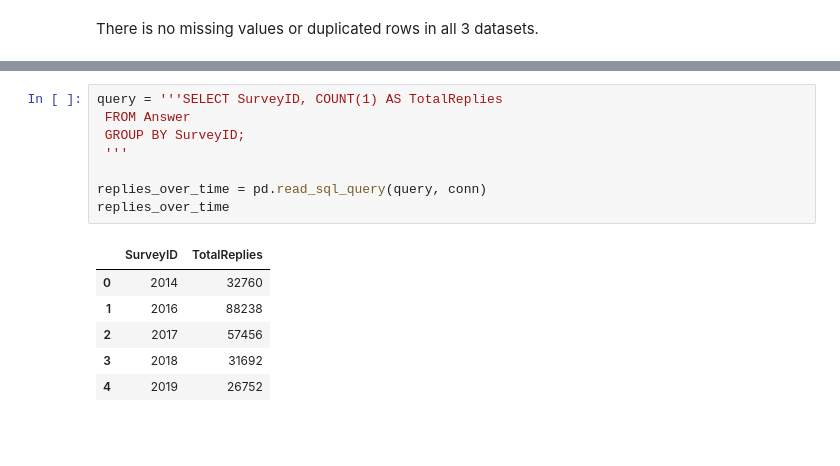
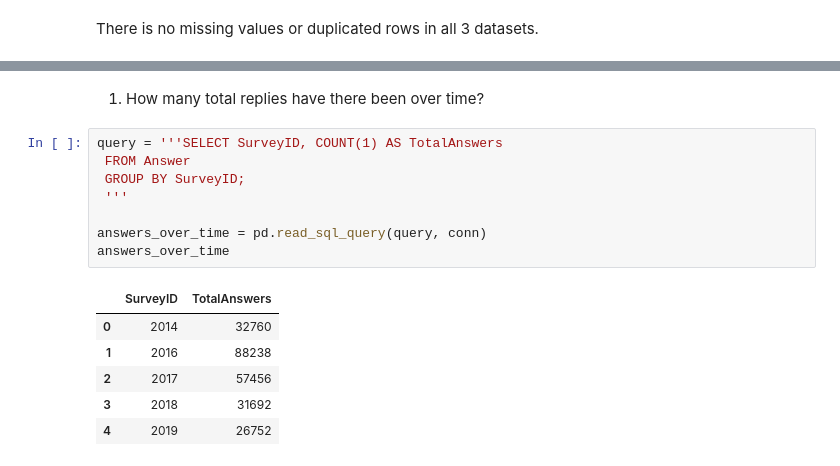
Before and after one commit to CelineChiLamNg/tech_mental_health, a Jupyter notebook: mental_health_tech.ipynb, the cells around one changed output, grey strips where cells are left out. Saved outputs shown, nothing was run; the diff lists cells and outputs as text; blank space fills up the shorter version.

```diff
--- a/mental_health_tech.ipynb
+++ b/mental_health_tech.ipynb
@@ -177,13 +201,15 @@ answer_df
+# %% [markdown]
+1. How many total replies have there been over time?
 # %%
-query = '''SELECT SurveyID, COUNT(1) AS TotalReplies
+query = '''SELECT SurveyID, COUNT(1) AS TotalAnswers
  FROM Answer
  GROUP BY SurveyID;
  '''
 
-replies_over_time = pd.read_sql_query(query, conn)
-replies_over_time
+answers_over_time = pd.read_sql_query(query, conn)
+answers_over_time
 # %% [output]
-|  | SurveyID | TotalReplies |
+|  | SurveyID | TotalAnswers |
 | 0 | 2014 | 32760 |
 | 1 | 2016 | 88238 |
 | 2 | 2017 | 57456 |
```
Also changed, not shown: parts of 33 cells of this notebook, 1 other file.
